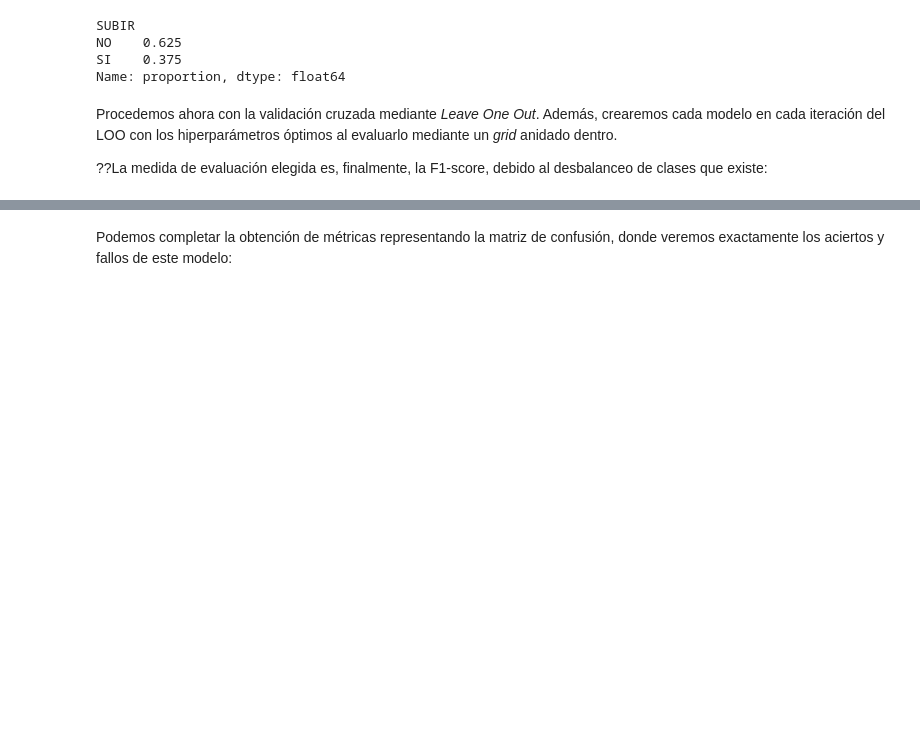
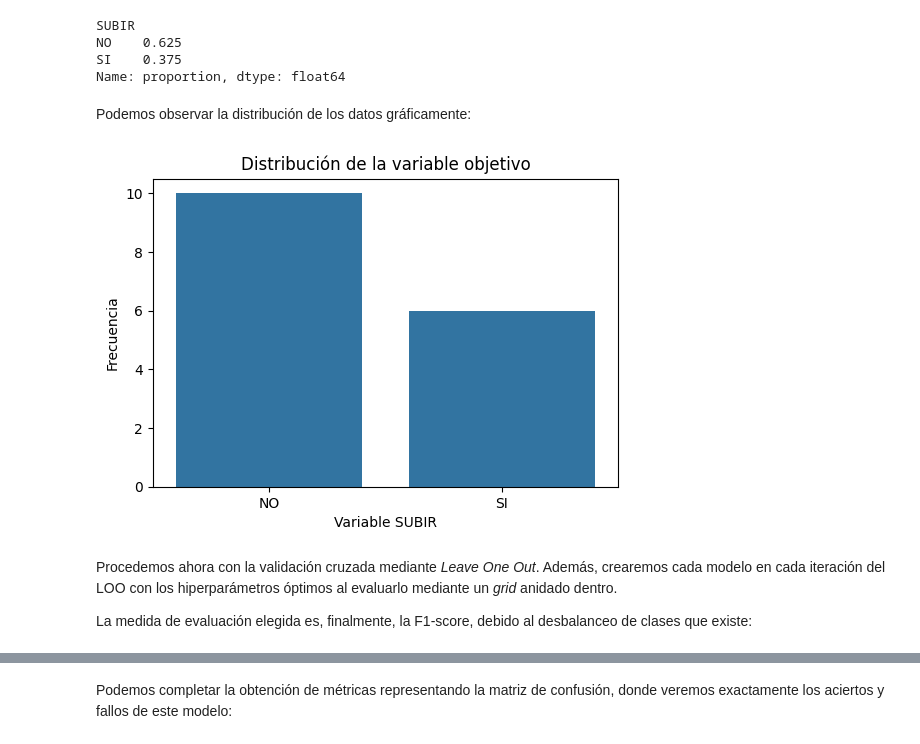
Before and after one commit to jorge-ruizl-um-es/fog-prediction, a Jupyter notebook: models/neural_network.ipynb, the cells around one changed output, grey strips where cells are left out. Saved outputs shown, nothing was run; the diff lists cells and outputs as text; code cells hidden in the pictures; blank space fills up the shorter version.

```diff
--- a/models/neural_network.ipynb
+++ b/models/neural_network.ipynb
@@ -97,10 +98,21 @@ SUBIR
 NO    0.625
 SI    0.375
 Name: proportion, dtype: float64
+# %% [markdown]
+Podemos observar la distribución de los datos gráficamente:
+# %%
+plt.figure(figsize=(6,4))
+sns.countplot(x=datos["SUBIR"])
+plt.title("Distribución de la variable objetivo")
+plt.xlabel("Variable SUBIR")
+plt.ylabel("Frecuencia")
+plt.show()
+# %% [output]
+[figure, added]
 # %% [markdown]
 Procedemos ahora con la validación cruzada mediante *Leave One Out*. Además, crearemos cada modelo en cada iteración del LOO con los hiperparámetros óptimos al evaluarlo mediante un *grid* anidado dentro.
 
-??La medida de evaluación elegida es, finalmente, la F1-score, debido al desbalanceo de clases que existe:
+La medida de evaluación elegida es, finalmente, la F1-score, debido al desbalanceo de clases que existe:
 # %%
 # Grid de parámetros
 rejilla_hiperparametros = [
```
Also changed, not shown: parts of 5 cells of this notebook.
